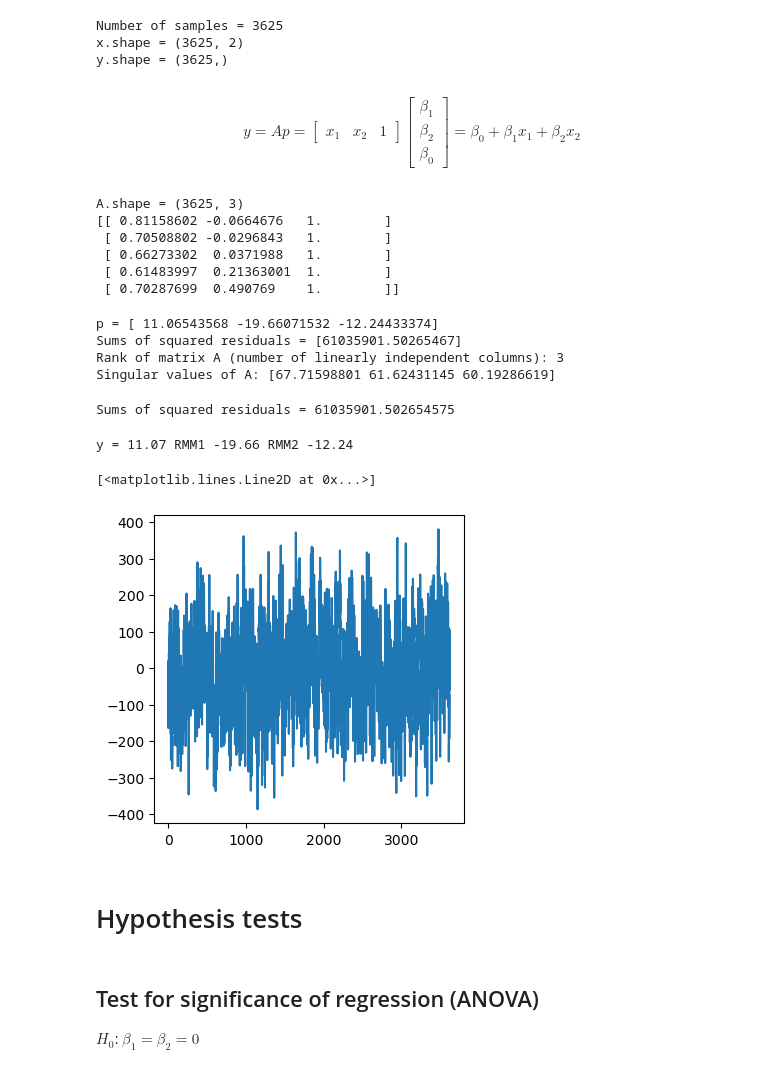
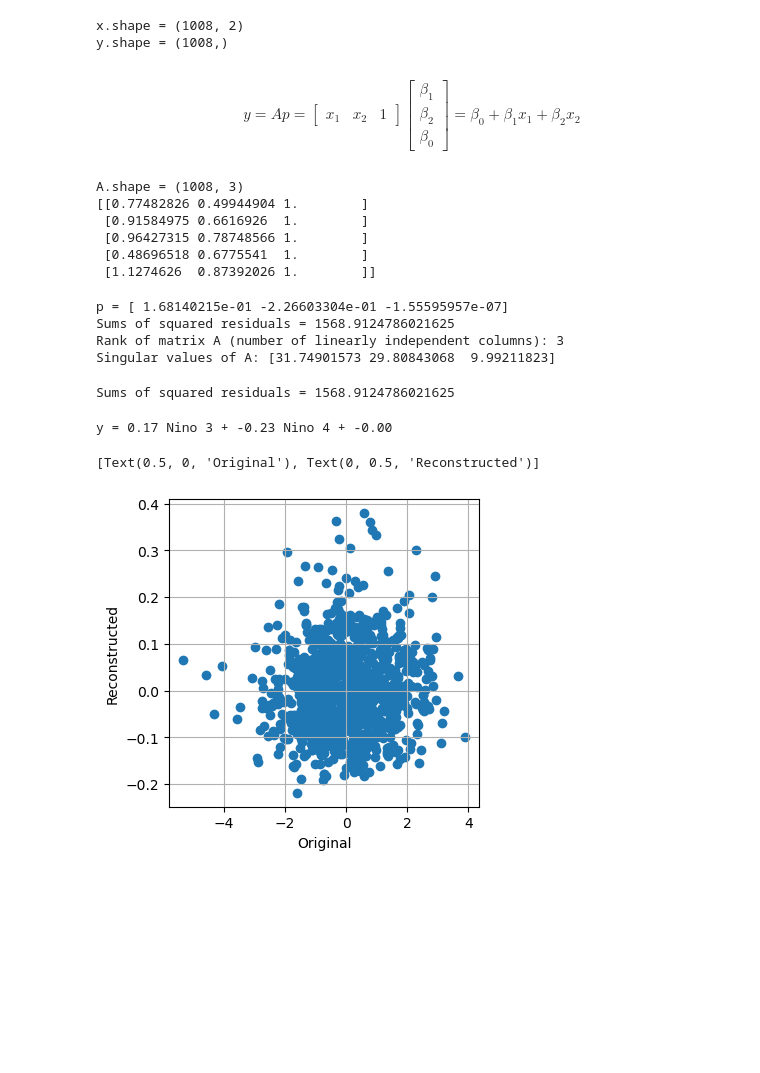
Before and after one commit to kinyatoride/AtmosAnalysisNotebooks, a Jupyter notebook: regression_multiple.ipynb, the cells around one changed output. Cells and saved outputs as stored; diff of their text form; code cells hidden in the pictures; blank space fills up the shorter version.

Commit message:
Updated data, use scipy instead

```diff
--- a/regression_multiple.ipynb
+++ b/regression_multiple.ipynb
@@ -9,31 +10,29 @@ from scipy import signal, stats
 import matplotlib.pyplot as plt
 # %%
-# RMM index
-f = 'data/RMM_clean.csv'
+# Read Nino indices
+f = 'data/era5_nino.csv'
+nino = pd.read_csv(f, index_col=0, parse_dates=True)
+
+# Read T2m data
+f = 'data/era5_monthly_t2m_points.csv'
 df = pd.read_csv(f, index_col=0, parse_dates=True)
 
-# select period
-df = df['1980-01-01':'1999-12-31']
-df = df.loc[((df.index.month <= 4) | (df.index.month >= 11))]
+# Estimate anomaly
+dfa = df.groupby(df.index.month).transform(lambda x: x-x.mean())
 
-n = df.shape[0]
-print(f'Number of samples = {n}')
+# Detrend
+data = signal.detrend(dfa.values, axis=-1)
 
-# Z500
-f = 'data/MERRA2.H.500.anom.point.csv'
-h500 = pd.read_csv(f, index_col=0, parse_dates=True)
-h500 = h500.loc[df.index]
-
-# x and y
-x = df[['RMM1', 'RMM2']].values
-y = h500['H'].values
+# Define predictor and predictand
+x = nino[['nino3', 'nino4']].values
+y = data[:, 1]
+n = x.shape[0]
 
 print(f'{x.shape = :}')
 print(f'{y.shape = :}')
 # %% [output]
-Number of samples = 3625
-x.shape = (3625, 2)
-y.shape = (3625,)
+x.shape = (1008, 2)
+y.shape = (1008,)
 # %% [markdown]
 $$y = Ap = \begin{bmatrix} x_1 & x_2 & 1 \end{bmatrix} \begin{bmatrix} \beta_1 \\ \beta_2 \\ \beta_0 \end{bmatrix} = \beta_0 + \beta_1 x_1 + \beta_2 x_2 $$
 # %%
@@ -41,24 +40,24 @@ A = np.hstack([x, np.ones((n, 1))])
 print(f'{A.shape = :}')
 print(A[:5])
 # %% [output]
-A.shape = (3625, 3)
-[[ 0.81158602 -0.0664676   1.        ]
- [ 0.70508802 -0.0296843   1.        ]
- [ 0.66273302  0.0371988   1.        ]
- [ 0.61483997  0.21363001  1.        ]
- [ 0.70287699  0.490769    1.        ]]
+A.shape = (1008, 3)
+[[0.77482826 0.49944904 1.        ]
+ [0.91584975 0.6616926  1.        ]
+ [0.96427315 0.78748566 1.        ]
+ [0.48696518 0.6775541  1.        ]
+ [1.1274626  0.87392026 1.        ]]
 # %%
-p, res, rnk, s = np.linalg.lstsq(A, y, rcond=None)
+p, res, rnk, s = linalg.lstsq(A, y)
 
 print(f'p = {p}')
 print(f'Sums of squared residuals = {res}')
 print(f'Rank of matrix A (number of linearly independent columns): {rnk}')
 print(f'Singular values of A: {s}')
 # %% [output]
-p = [ 11.06543568 -19.66071532 -12.24433374]
-Sums of squared residuals = [61035901.50265467]
+p = [ 1.68140215e-01 -2.26603304e-01 -1.55595957e-07]
+Sums of squared residuals = 1568.9124786021625
 Rank of matrix A (number of linearly independent columns): 3
-Singular values of A: [67.71598801 61.62431145 60.19286619]
+Singular values of A: [31.74901573 29.80843068  9.99211823]
 # %%
 # Reconstruction
 y_recon = A @ p
@@ -69,20 +68,19 @@ y_res = y - y_recon
 # sum of squared residuals
 print(f'Sums of squared residuals = {(y_res**2).sum()}')
 # %% [output]
-Sums of squared residuals = 61035901.502654575
+Sums of squared residuals = 1568.9124786021625
 # %%
-print(f'y = {p[0]:.2f} RMM1 {+p[1]:.2f} RMM2 {+p[2]:.2f}')
+print(f'y = {p[0]:.2f} Nino 3 + {+p[1]:.2f} Nino 4 + {+p[2]:.2f}')
 # %% [output]
-y = 11.07 RMM1 -19.66 RMM2 -12.24
+y = 0.17 Nino 3 + -0.23 Nino 4 + -0.00
 # %%
 fig, ax = plt.subplots(figsize=(4,4))
-ax.plot(y_res)
+ax.scatter(y, y_recon)
+ax.grid()
+ax.set(
+    xlabel='Original',
+    ylabel='Reconstructed',
+)
 # %% [output]
-[<matplotlib.lines.Line2D at 0x...>]
+[Text(0.5, 0, 'Original'), Text(0, 0.5, 'Reconstructed')]
-[figure, old version]
+[figure, new version]
-# %% [markdown]
-# Hypothesis tests
-# %% [markdown]
-## Test for significance of regression (ANOVA)
-
-$H_0$: $ \beta_1 = \beta_2 = 0 $
```
Also changed, not shown: parts of 6 cells of this notebook, 2 other files.
